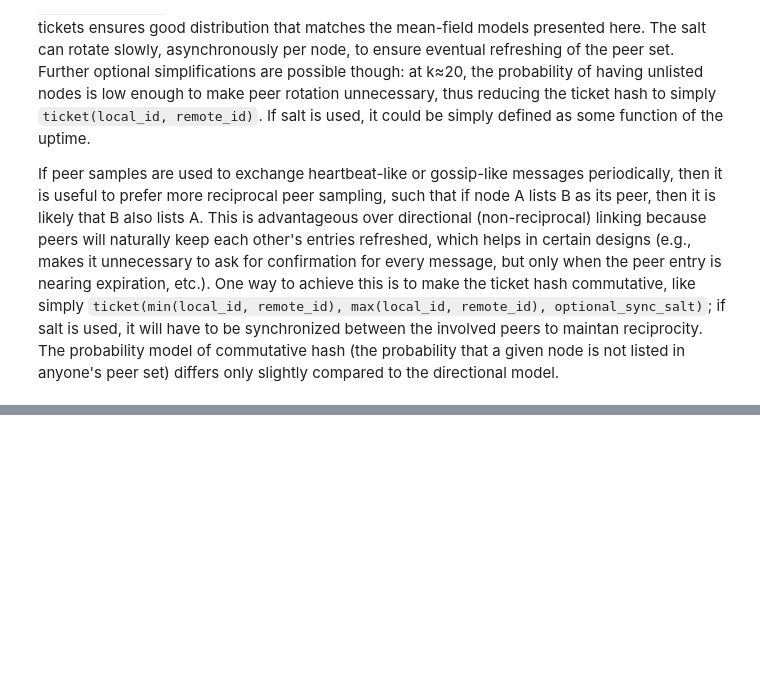
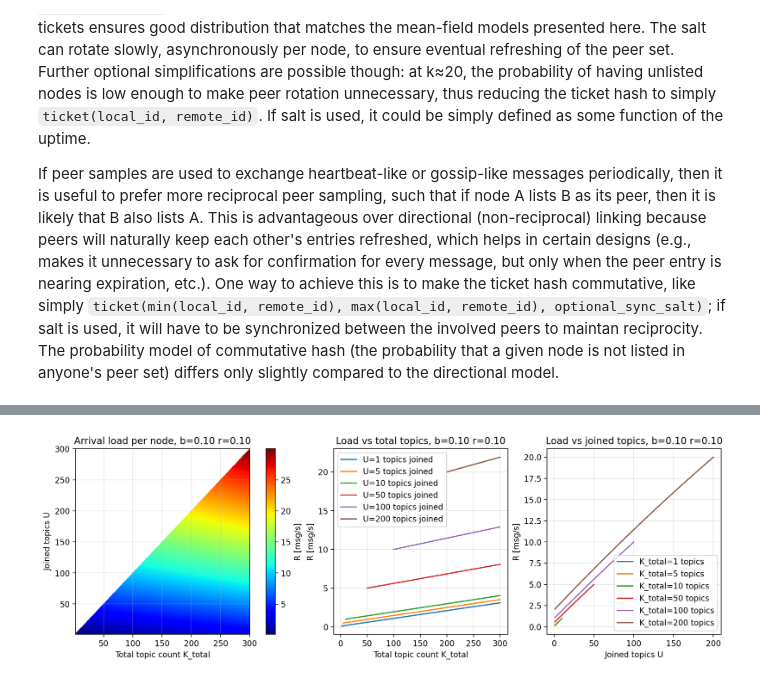
Before and after one commit to OpenCyphal-Garage/cy, a Jupyter notebook: model/gossip_propagation.ipynb, the cells around one changed output, grey strips where cells are left out. Drawn from its saved outputs; the diff is of its cells as text; code cells hidden in the pictures; blank space fills up the shorter version.

Commit message:
per-topic scheduling models

```diff
--- a/model/gossip_propagation.ipynb
+++ b/model/gossip_propagation.ipynb
@@ -622,0 +779,59 @@ plt.show()
+# %%
+def plot_sharded_multicast_gossip_topicwise_arrival_load(K_total_max, U_max, b=0.1, r=1/10):
+    model = lambda K_total, U: sharded_multicast_gossip_topicwise_arrival_load(K_total=K_total, U=U, b=b, r=r)
+    options = f"{b=:.2f} {r=:.2f}"
+    K_totals = np.arange(2, K_total_max + 1)
+    U_values = np.arange(1, U_max + 1)
+    K_grid, U_grid = np.meshgrid(K_totals, U_values)
+    R = np.empty_like(K_grid, dtype=float)
+    for i in range(U_grid.shape[0]):
+        for j in range(K_grid.shape[1]):
+            R[i, j] = model(K_total=int(K_grid[i, j]), U=int(U_grid[i, j]))
+    fig, axes = plt.subplots(1, 3, figsize=(12, 4), constrained_layout=True)
+
+    # Heatmap
+    ax = axes[0]
+    im = ax.imshow(
+        R,
+        origin="lower",
+        aspect="auto",
+        extent=[K_totals.min(), K_totals.max(), U_values.min(), U_values.max()],
+        interpolation="nearest",
+        cmap="jet",
+    )
+    ax.set_title(f"Arrival load per node, {options}")
+    ax.set_xlabel("Total topic count K_total")
+    ax.set_ylabel("Joined topics U")
+    ax.grid(True, alpha=0.3)
+    cbar = fig.colorbar(im, ax=ax)
+    cbar.set_label("R [msg/s]")
+
+    # R vs K_total for several U
+    ax = axes[1]
+    for U in [1, 5, 10, 50, 100, 200, 300]:
+        if U < U_max:
+            y = [model(K_total=int(K), U=int(U)) for K in K_totals]
+            ax.plot(K_totals, y, label=f"{U=} topics joined")
+    ax.set_title(f"Load vs total topics, {options}")
+    ax.set_xlabel("Total topic count K_total")
+    ax.set_ylabel("R [msg/s]")
+    ax.grid(True, alpha=0.3)
+    ax.legend()
+
+    # R vs U for several K_total
+    ax = axes[2]
+    for K in [1, 5, 10, 50, 100, 200, 300]:
+        if K < K_total_max:
+            y = [model(K_total=int(K), U=int(U)) for U in U_values]
+            ax.plot(U_values, y, label=f"K_total={int(K)} topics")
+    ax.set_title(f"Load vs joined topics, {options}")
+    ax.set_xlabel("Joined topics U")
+    ax.set_ylabel("R [msg/s]")
+    ax.grid(True, alpha=0.3)
+    ax.legend()
+
+    plt.show()
+
+plot_sharded_multicast_gossip_topicwise_arrival_load(K_total_max=300, U_max=300)
+# %% [output]
+[figure, added]
```
Also changed, not shown: parts of 3 cells of this notebook.
